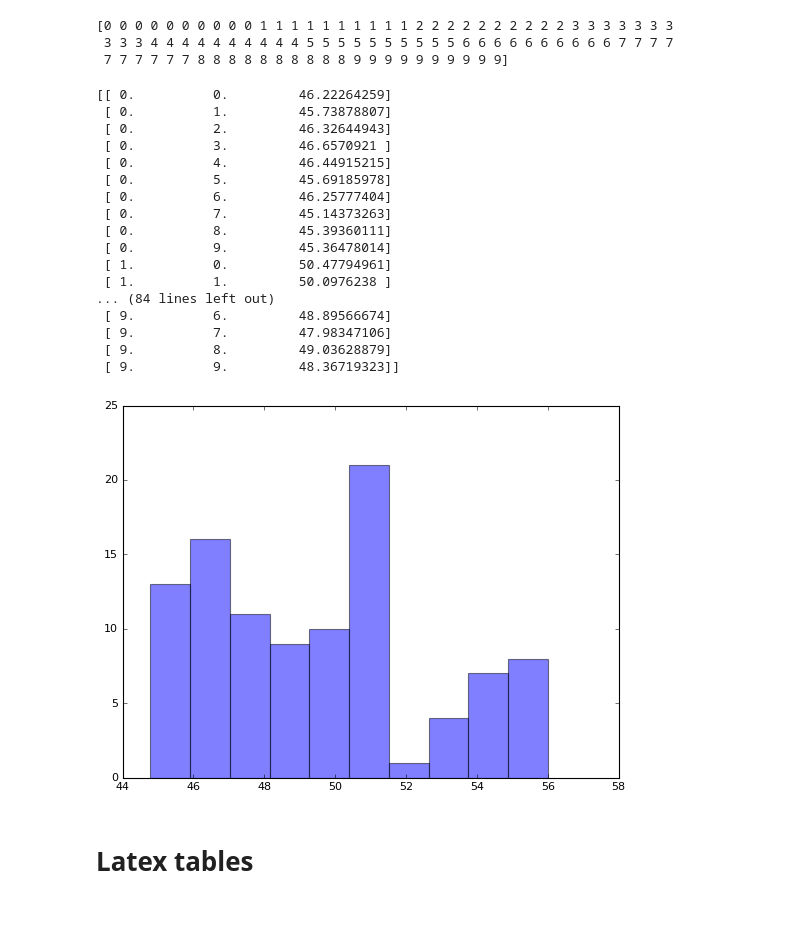
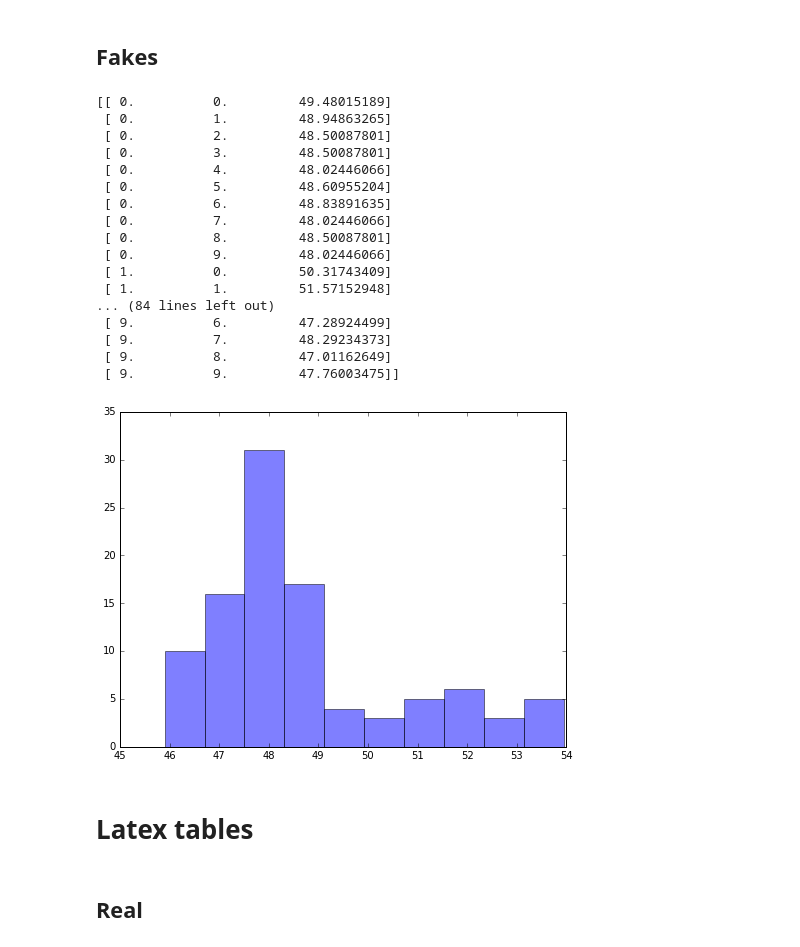
Before and after one commit to esandford/multiplicities, a Jupyter notebook: informationCriteria.ipynb, the cells around one changed output. Drawn from its saved outputs; the diff is of its cells as text; code cells hidden in the pictures; blank space fills up the shorter version.

Commit message:
results table notebooks

```diff
--- a/informationCriteria.ipynb
+++ b/informationCriteria.ipynb
@@ -780,14 +678,17 @@ for i in range(0,10):
 # %%
 # AIC = -2 ln(Lmax) + 2k
-# where k = 5 for single-pop models   (a_small,a_big,Rp_crit,a_zipf,sigma_inc,loglike)
-#       k = 6 for dichotomous models  (a_small,a_big,Rp_crit,a_zipf,f_single,sigma_inc,loglike)
+# where k = 6 for single-pop models   (a_small,a_big,Rp_crit,sigma_R,a_zipf,sigma_inc)
+#       k = 7 for dichotomous models  (a_small,a_big,Rp_crit,sigma_R,a_zipf,f_single,sigma_inc)
 
 
-models = ["constant","uniform","poisson","exponential","zipf","diconstant","diuniform","dipoisson","diexponential","dizipf"]
-
-ks = [6.,6.,6.,6.,6.,7.,7.,7.,7.,7.]
+#models = ["constant","uniform","poisson","exponential","zipf","diconstant","diuniform","dipoisson","diexponential","dizipf"]
+models = ["poisson","exponential","zipf","diuniform","dipoisson","diexponential","dizipf"]
 
 for modidx, mod in enumerate(models):
+    if mod[0:2] == "di":
+        k = 7.
+    else:
+        k = 6.
 
     chain = np.genfromtxt("./{0}Chain.dat".format(mod),delimiter=",")
     nSteps = np.shape(chain)[0]
@@ -800,13 +701,13 @@ for modidx, mod in enumerate(models):
 
     AICs[:,0] = np.arange(50)
 
-    overallAIC = -2.*np.max(chain[:,-1]) + 2.*ks[modidx]
+    overallAIC = -2.*np.max(chain[:,-1]) + 2.*k
 
     for i in range(0,50):
         partChain = chain[1000*i:1000*(i+1)]
         maxLike = np.max(partChain[:,-1])
 
-        AICs[i,1] = -2.*maxLike + 2.*ks[modidx]
+        AICs[i,1] = -2.*maxLike + 2.*k
 
     fig = plt.figure(figsize=(8,6))
     plt.hist(AICs[:,1],color='b',alpha=0.5)
@@ -829,66 +727,65 @@ for modidx, mod in enumerate(models):
-# %%
-print(np.repeat(np.arange(10),10))
-# %% [output]
-[0 0 0 0 0 0 0 0 0 0 1 1 1 1 1 1 1 1 1 1 2 2 2 2 2 2 2 2 2 2 3 3 3 3 3 3 3
- 3 3 3 4 4 4 4 4 4 4 4 4 4 5 5 5 5 5 5 5 5 5 5 6 6 6 6 6 6 6 6 6 6 7 7 7 7
- 7 7 7 7 7 7 8 8 8 8 8 8 8 8 8 8 9 9 9 9 9 9 9 9 9 9]
+# %% [markdown]
+## Fakes
 # %%
 # AIC = -2 ln(Lmax) + 2k
-# where k = 5 for single-pop models   (a_small,a_big,Rp_crit,a_zipf,sigma_inc,loglike)
-#       k = 6 for dichotomous models  (a_small,a_big,Rp_crit,a_zipf,f_single,sigma_inc,loglike)
-
+# where k = 6 for single-pop models   (a_small,a_big,Rp_crit,sigma_R,a_zipf,sigma_inc)
+#       k = 7 for dichotomous models  (a_small,a_big,Rp_crit,sigma_R,a_zipf,f_single,sigma_inc)
 
 k = 6.
 
 AICs = np.zeros((100,3))
 AICs[:,0] = np.repeat(np.arange(10),10)
 AICs[:,1] = np.tile(np.arange(10),10)
 
+modd = "fitZipftofakeZipf"
+
 for j in range(0,10):
-    chain = np.genfromtxt("./fakesResults/fitZipftofakeZipf_pop{0}_10k.dat".format(j),delimiter=",")
+    chain = np.genfromtxt("./fakesResults/{0}_pop{1}_10k.dat".format(modd,j),delimiter=",")
     nSteps = np.shape(chain)[0]
 
     randIdxs = np.random.permutation(nSteps)
 
     chain = chain[randIdxs]
 
     overallAIC = -2.*np.max(chain[:,-1]) + 2.*k
 
     for i in range(0,10):
         partChain = chain[1000*i:1000*(i+1)]
         maxLike = np.max(partChain[:,-1])
 
         AICs[10*j+i,2] = -2.*maxLike + 2.*k
 
 print(AICs)
 fig = plt.figure(figsize=(8,6))
 plt.hist(AICs[:,2],color='b',alpha=0.5)
 plt.show()
 
 header = "overall AIC: {0} \n population,partChain,AIC".format(overallAIC)
 
-np.savetxt("./fitZipftofakeZipf_AICs.txt",AICs,header=header,fmt="%d,%d,%.12f",delimiter=',')
+np.savetxt("./{0}_AICs.txt".format(modd),AICs,header=header,fmt="%d,%d,%.12f",delimiter=',')
 # %% [output]
-[[ 0.          0.         46.22264259]
- [ 0.          1.         45.73878807]
- [ 0.          2.         46.32644943]
- [ 0.          3.         46.6570921 ]
- [ 0.          4.         46.44915215]
- [ 0.          5.         45.69185978]
- [ 0.          6.         46.25777404]
- [ 0.          7.         45.14373263]
- [ 0.          8.         45.39360111]
- [ 0.          9.         45.36478014]
- [ 1.          0.         50.47794961]
- [ 1.          1.         50.0976238 ]
+[[ 0.          0.         49.48015189]
+ [ 0.          1.         48.94863265]
+ [ 0.          2.         48.50087801]
+ [ 0.          3.         48.50087801]
+ [ 0.          4.         48.02446066]
+ [ 0.          5.         48.60955204]
+ [ 0.          6.         48.83891635]
+ [ 0.          7.         48.02446066]
+ [ 0.          8.         48.50087801]
+ [ 0.          9.         48.02446066]
+ [ 1.          0.         50.31743409]
+ [ 1.          1.         51.57152948]
 ... (84 lines left out)
- [ 9.          6.         48.89566674]
- [ 9.          7.         47.98347106]
- [ 9.          8.         49.03628879]
- [ 9.          9.         48.36719323]]
+ [ 9.          6.         47.28924499]
+ [ 9.          7.         48.29234373]
+ [ 9.          8.         47.01162649]
+ [ 9.          9.         47.76003475]]
-[figure, old version]
+[figure, new version]
 # %% [markdown]
 # Latex tables
+# %% [markdown]
+## Real
 # %%
 # make Latex table
 
```
Also changed, not shown: parts of 11 cells of this notebook, 1 other file.
